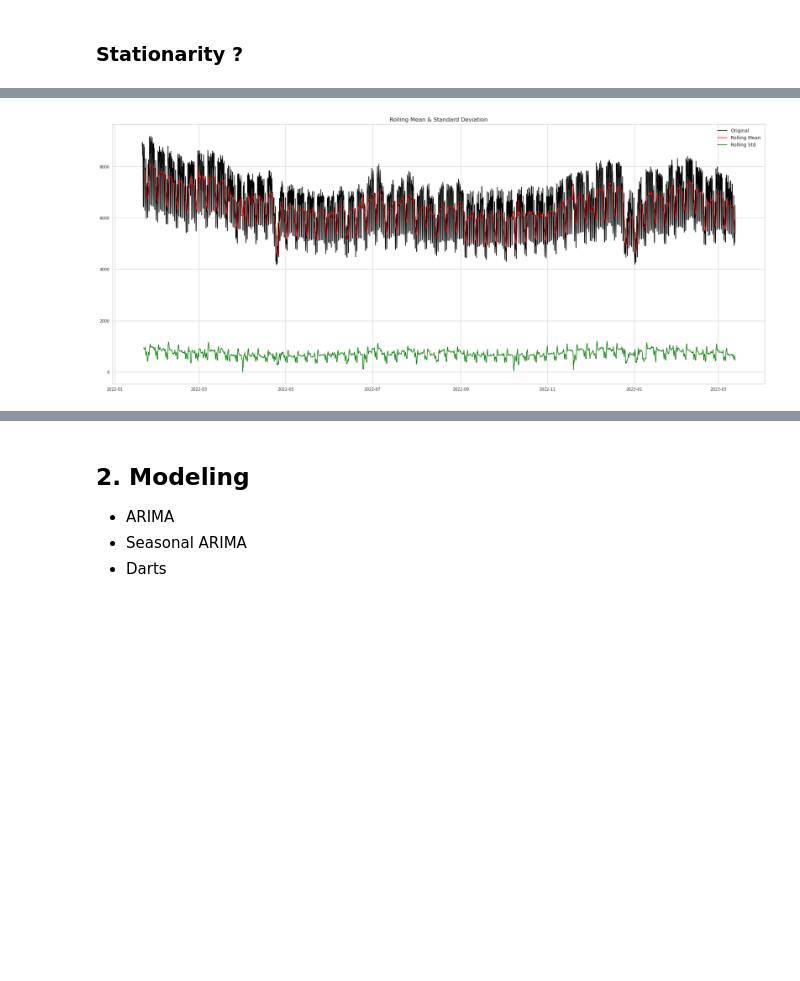
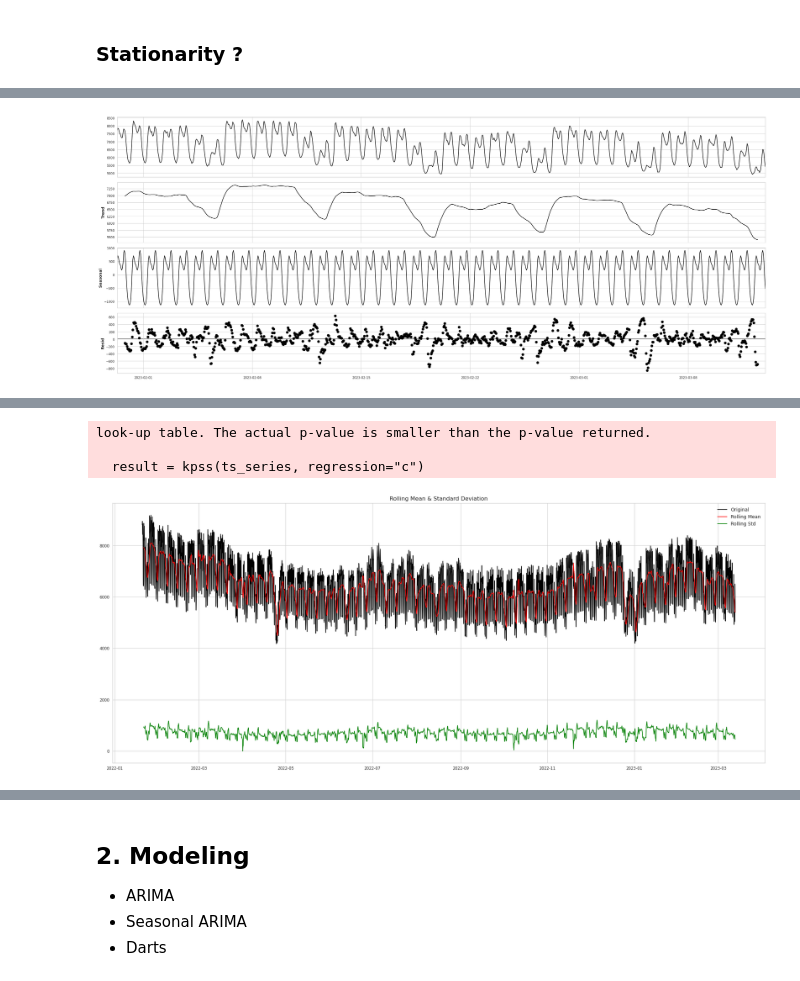
Before and after one commit to Mnpr/TimeSeriesAnalysis, a Jupyter notebook: src/notebook_dataset1.ipynb, the cells around one changed output, grey strips where cells are left out. Drawn from its saved outputs; the diff is of its cells as text; code cells hidden in the pictures; blank space fills up the shorter version.

```diff
--- a/src/notebook_dataset1.ipynb
+++ b/src/notebook_dataset1.ipynb
@@ -71,7 +71,33 @@ dataset shape:  (36768, 1)
 # %% [markdown]
 ### Stationarity ?
 # %%
-#rolling stats
+import statsmodels.api as sm
+
+from components.utils import (
+    adf_test,
+    kpss_test
+)
+
+decomposition = sm.tsa.seasonal_decompose(df_load.iloc[-1000:], model='additive', period=24)
+
+trend = decomposition.trend
+seasonal = decomposition.seasonal
+residual = decomposition.resid
+
+logger.info(">> decomposition plot of trend, seasonality,and residual")
+decomposition.plot()
+plt.show()
+
+def is_stationary(ts_series: pd.Series) -> bool:
+    p_adf = adf_test(ts_series)["p-value"]
+    logger.info(">> adf p-value: {}".format(p_adf))
+    p_kpss = kpss_test(ts_series)["p-value"]
+    logger.info(">> kpss p-value: {}".format(p_kpss))
+    return (p_adf < 0.05) or (p_kpss > 0.05)
+
+logger.info(">> is stationary: {}".format(is_stationary(df_load)))
+logger.info(">> plot of rolling mean and std")
+
 plt.plot(df_load.iloc[-10000:], label='Original')
 plt.plot(df_load.iloc[-10000:].rolling(window=24).mean(), color='red', label='Rolling Mean') #daily rolling avg
 plt.plot(df_load.iloc[-10000:].rolling(window=24).std(), color='green', label='Rolling Std')
@@ -82 +109 @@ plt.show(block=False)
-[figure, old version]
+[figure, new version]
@@ -82,0 +114,4 @@ plt.show(block=False)
+look-up table. The actual p-value is smaller than the p-value returned.
+
+  result = kpss(ts_series, regression="c")
+[figure, added]
```
Also changed, not shown: parts of 34 cells of this notebook, 1 other file.
